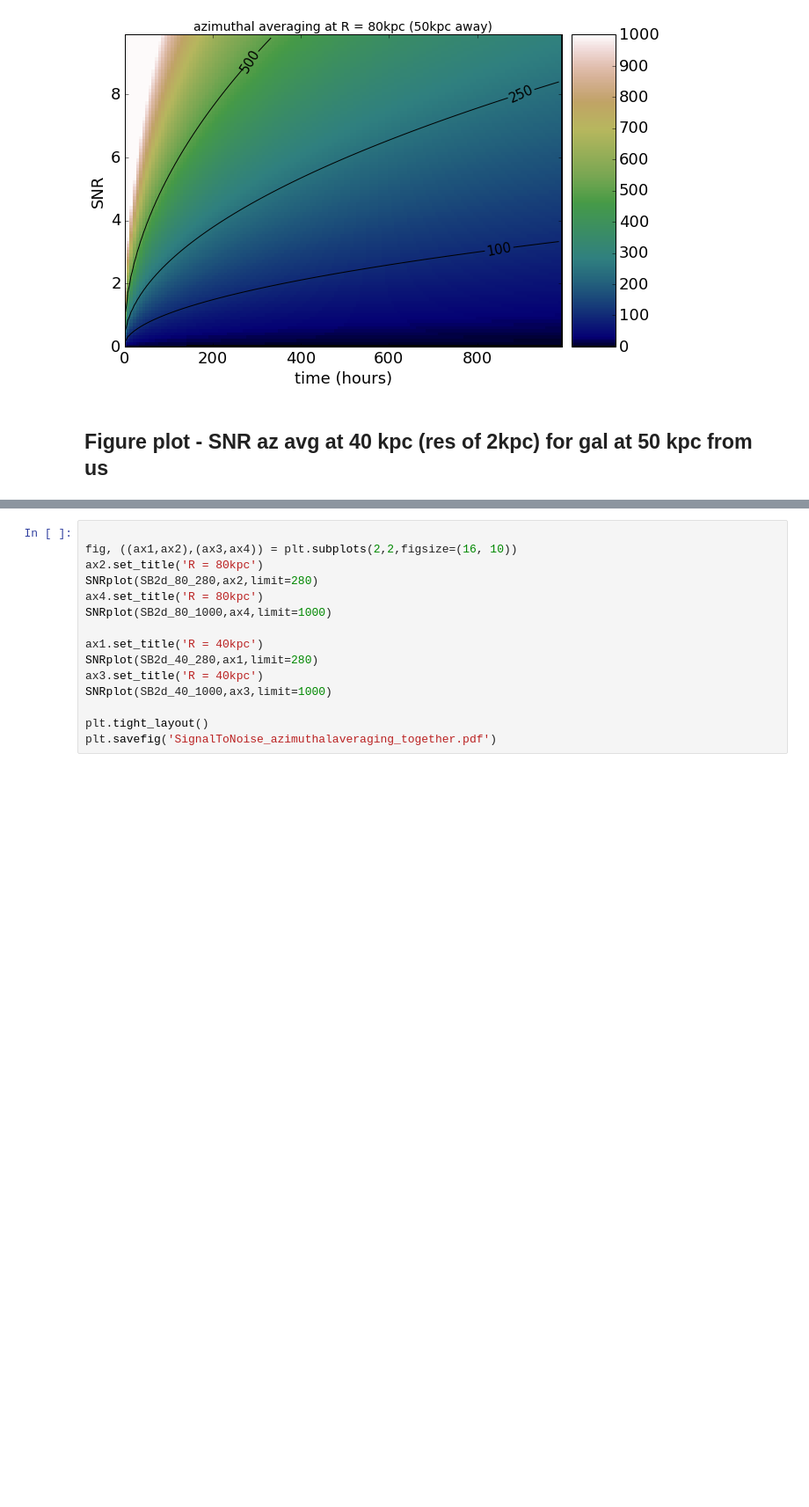
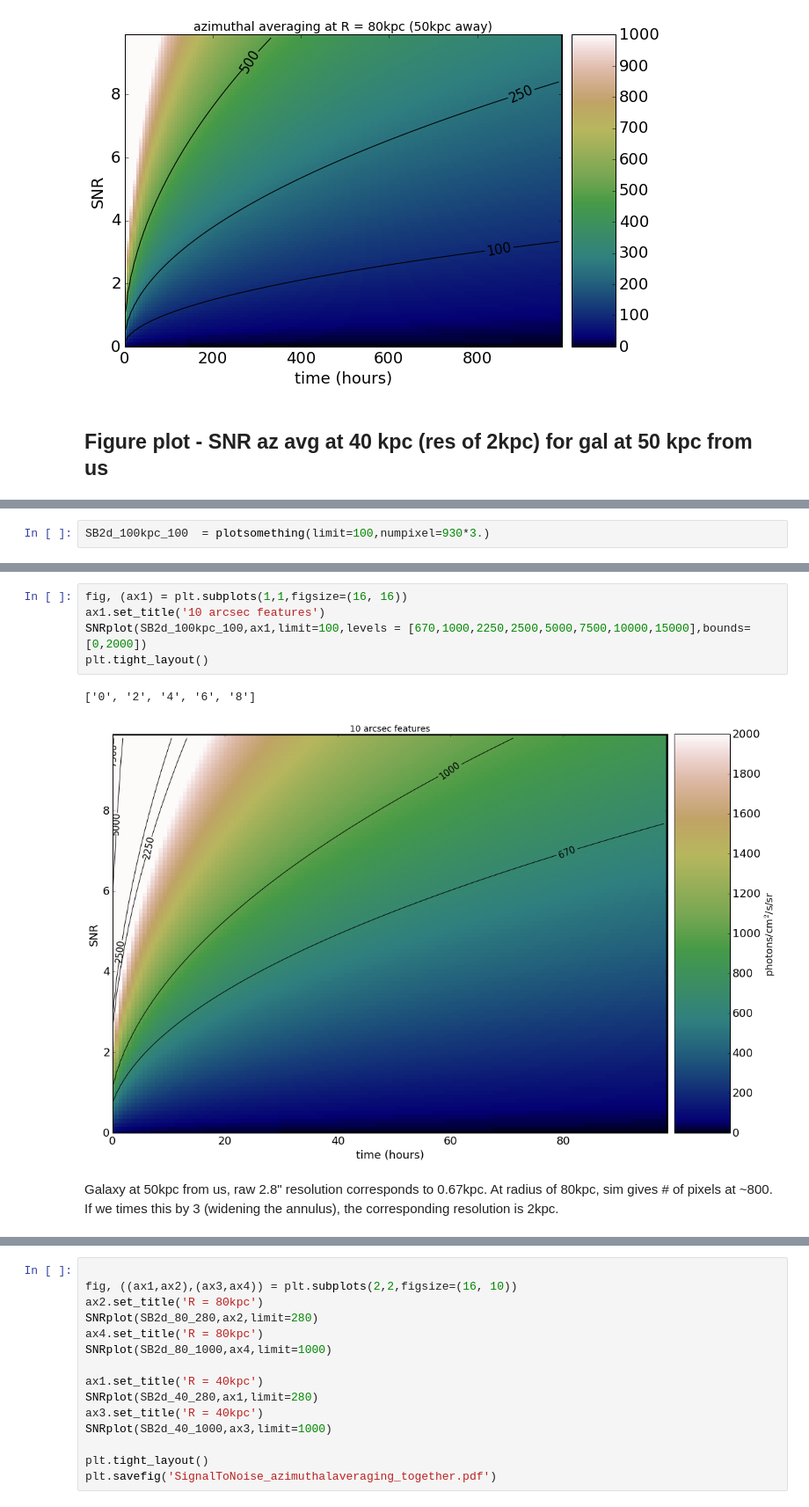
Before and after one commit to lokhorst/HalphaScripts, a Jupyter notebook: SignalToNoise_asimuthalaveraging.ipynb, the cells around one changed output, grey strips where cells are left out. Shown at 88% size. Cells and saved outputs as stored; diff of their text form; blank space fills up the shorter version.

```diff
--- a/SignalToNoise_asimuthalaveraging.ipynb
+++ b/SignalToNoise_asimuthalaveraging.ipynb
@@ -755,0 +819,2 @@ def SNRplot(SB2d,ax1,limit,bounds =[0,2000],levels = [100,250,500,750,1000,1500,
+# %%
+SB2d_100kpc_100  = plotsomething(limit=100,numpixel=930*3.)
@@ -756 +829,11 @@ def SNRplot(SB2d,ax1,limit,bounds =[0,2000],levels = [100,250,500,750,1000,1500,
+# %%
+fig, (ax1) = plt.subplots(1,1,figsize=(16, 16))
+ax1.set_title('10 arcsec features')
+SNRplot(SB2d_100kpc_100,ax1,limit=100,levels = [670,1000,2250,2500,5000,7500,10000,15000],bounds=[0,2000])
+plt.tight_layout()
+# %% [output]
+['0', '2', '4', '6', '8']
+[figure, added]
+# %% [markdown]
+Galaxy at 50kpc from us, raw 2.8" resolution corresponds to 0.67kpc.  At radius of 80kpc, sim gives # of pixels at ~800.  If we times this by 3 (widening the annulus), the corresponding resolution is 2kpc.
 # %%
```
Also changed, not shown: parts of 10 cells of this notebook, 8 other files.
